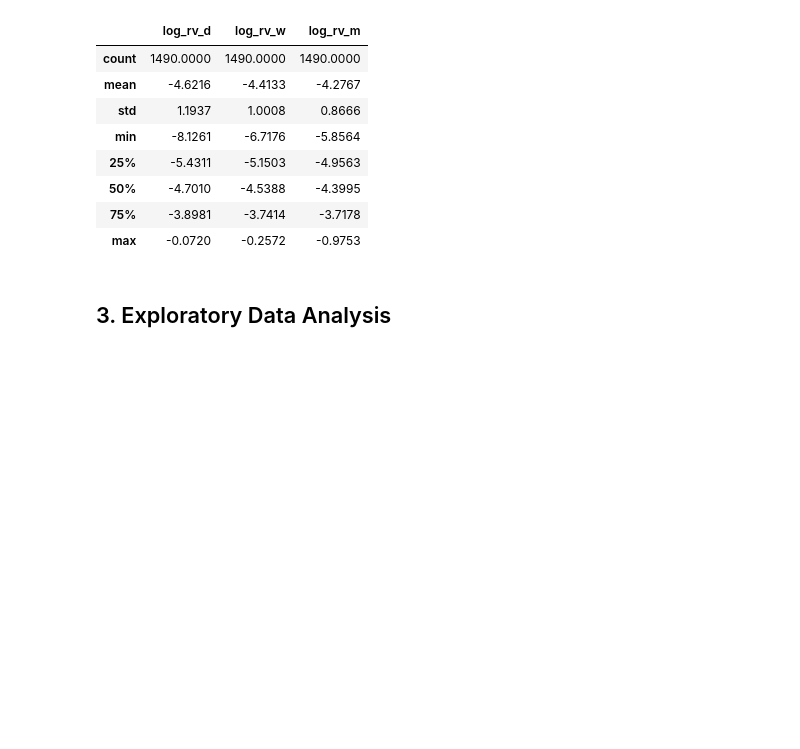
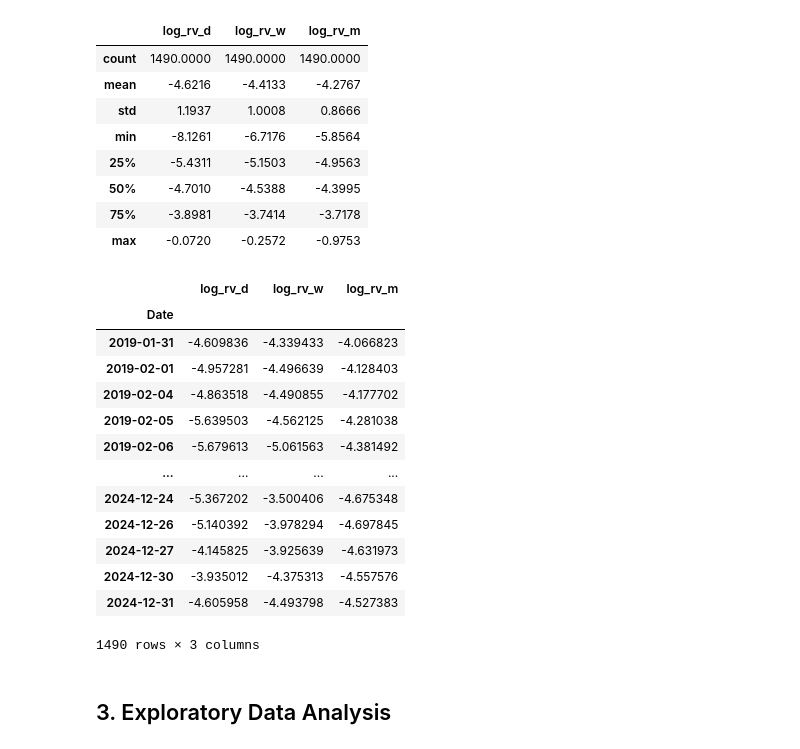
Before and after one commit to spradoaren/saf_final_project, a Jupyter notebook: HMM/rv_prediction.ipynb, the cells around one changed output. Saved outputs shown, nothing was run; the diff lists cells and outputs as text; code cells hidden in the pictures; blank space fills up the shorter version.

```diff
--- a/HMM/rv_prediction.ipynb
+++ b/HMM/rv_prediction.ipynb
@@ -126,6 +123,23 @@ Test     : 252  rows  (2024-01-02  -> 2024-12-31)
 | 50% | -4.7010 | -4.5388 | -4.3995 |
 | 75% | -3.8981 | -3.7414 | -3.7178 |
 | max | -0.0720 | -0.2572 | -0.9753 |
+# %%
+obs
+# %% [output]
+|  | log_rv_d | log_rv_w | log_rv_m |
+| Date |  |  |  |
+| 2019-01-31 | -4.609836 | -4.339433 | -4.066823 |
+| 2019-02-01 | -4.957281 | -4.496639 | -4.128403 |
+| 2019-02-04 | -4.863518 | -4.490855 | -4.177702 |
+| 2019-02-05 | -5.639503 | -4.562125 | -4.281038 |
+| 2019-02-06 | -5.679613 | -5.061563 | -4.381492 |
+| ... | ... | ... | ... |
+| 2024-12-24 | -5.367202 | -3.500406 | -4.675348 |
+| 2024-12-26 | -5.140392 | -3.978294 | -4.697845 |
+| 2024-12-27 | -4.145825 | -3.925639 | -4.631973 |
+| 2024-12-30 | -3.935012 | -4.375313 | -4.557576 |
+| 2024-12-31 | -4.605958 | -4.493798 | -4.527383 |
+1490 rows × 3 columns
 # %% [markdown]
 ## 3. Exploratory Data Analysis
 # %%
```
Also changed, not shown: parts of 1 cell of this notebook, 6 other files.
